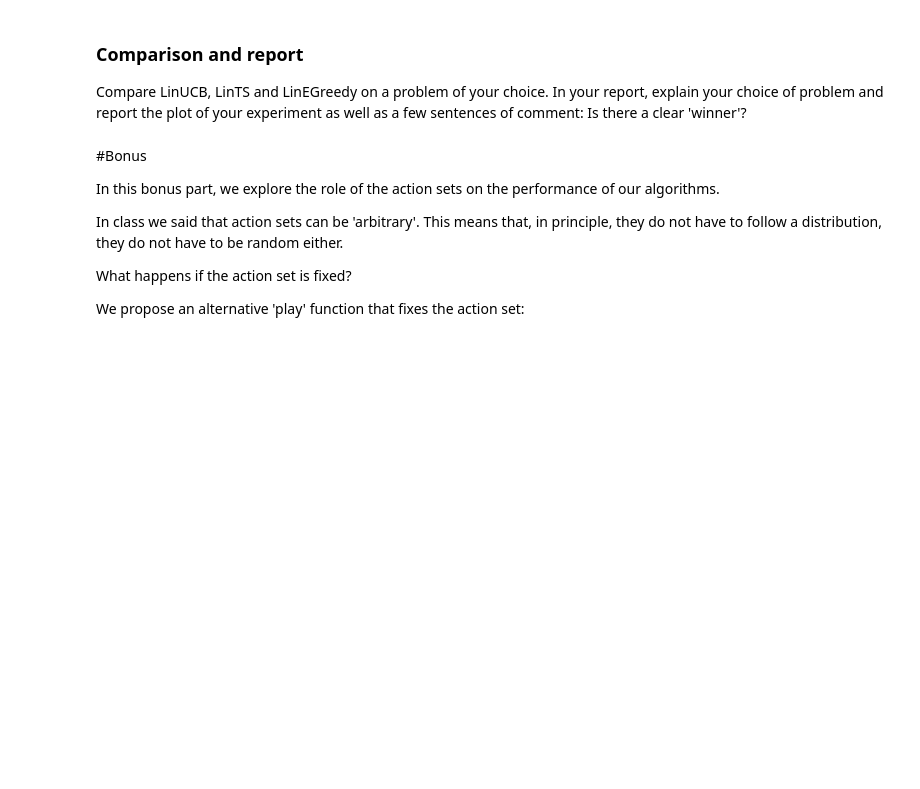
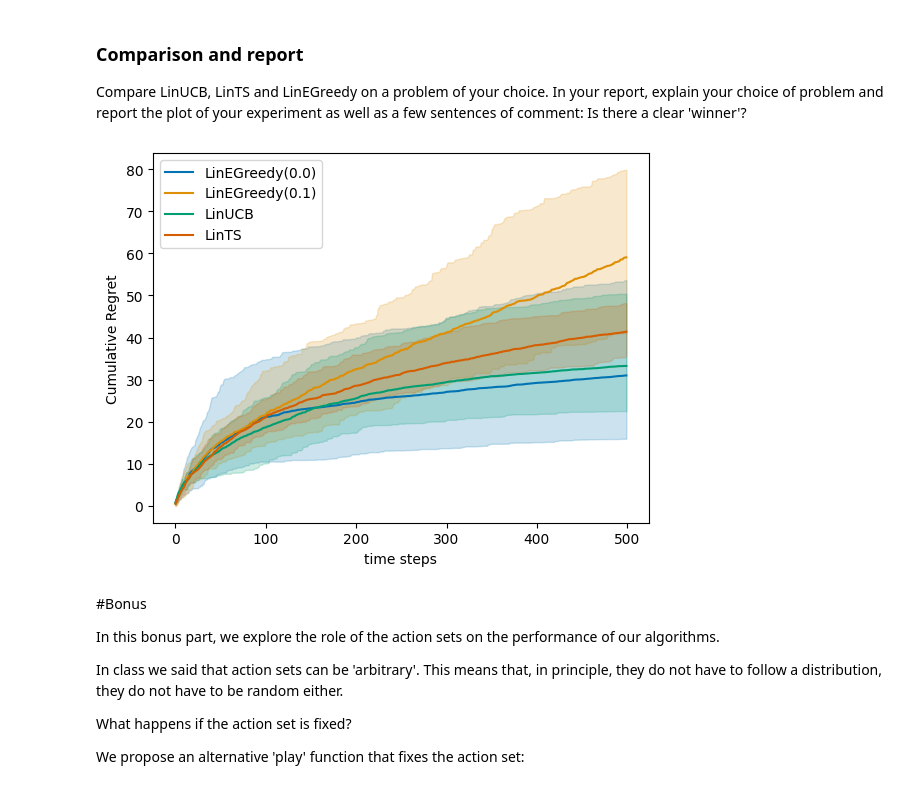
Before and after one commit to sleepDuck23/linear_bandits_RL, a Jupyter notebook: StochasticLinearBandits2024.ipynb, the cells around one changed output. Drawn from its saved outputs; the diff is of its cells as text; code cells hidden in the pictures; blank space fills up the shorter version.

```diff
--- a/StochasticLinearBandits2024.ipynb
+++ b/StochasticLinearBandits2024.ipynb
@@ -354,6 +549,50 @@ In your report, write the distribution of the posterior as a function of the pri
 ### Comparison and report
 
 Compare LinUCB, LinTS and LinEGreedy on a problem of your choice. In your report, explain your choice of problem and report the plot of your experiment as well as a few sentences of comment: Is there a clear 'winner'?
+# %%
+d = 5  # dimension
+K = 7  # number of arms
+
+# parametor vector \theta, normalized :
+# theta = ActionsGenerator(1,d) # another way of getting a 'random vector' (depends on your implementation)
+theta = ActionsGenerator(1,d)[0]
+theta /= np.linalg.norm(theta)
+
+T = 500  # Finite Horizon
+N = 10  # Monte Carlo simulations
+
+delta = 0.1 # could be set directly in the algorithms
+sigma = 1.
+
+#choice of percentile display
+q = 10
+
+# fixed environment
+fixed_actions = ActionsGenerator(K,d)
+env_fixed = LinearBandit(theta, K, var=sigma**2, fixed_actions=fixed_actions)
+env_iid = LinearBandit(theta, K, var=sigma**2)
+# policies
+
+linucb = LinUCB(d, delta, sigma=sigma, lambda_reg=1.)
+lints = LinTS(d, delta, sigma=sigma, lambda_reg=1.)
+uniform = LinUniform()
+e_greedy = LinEpsilonGreedy(d, lambda_reg=1., eps=0.1)
+greedy = LinEpsilonGreedy(d, lambda_reg=1., eps=0.)
+
+
+
+# policies
+
+linucb = LinUCB(d, delta, sigma=sigma, lambda_reg=1.)
+lints = LinTS(d, delta, sigma=sigma, lambda_reg=1.)
+uniform = LinUniform()
+e_greedy = LinEpsilonGreedy(d, lambda_reg=1., eps=0.1)
+greedy = LinEpsilonGreedy(d, lambda_reg=1., eps=0.)
+# %%
+linucb_vs_greedy_vs_lints = experiment(env_iid, [greedy, e_greedy, linucb, lints], Nmc=N, T=T,pseudo_regret=True)
+plot_regret(linucb_vs_greedy_vs_lints)
+# %% [output]
+[figure, added]
 # %% [markdown]
 #Bonus
 
```
Also changed, not shown: parts of 11 cells of this notebook.
